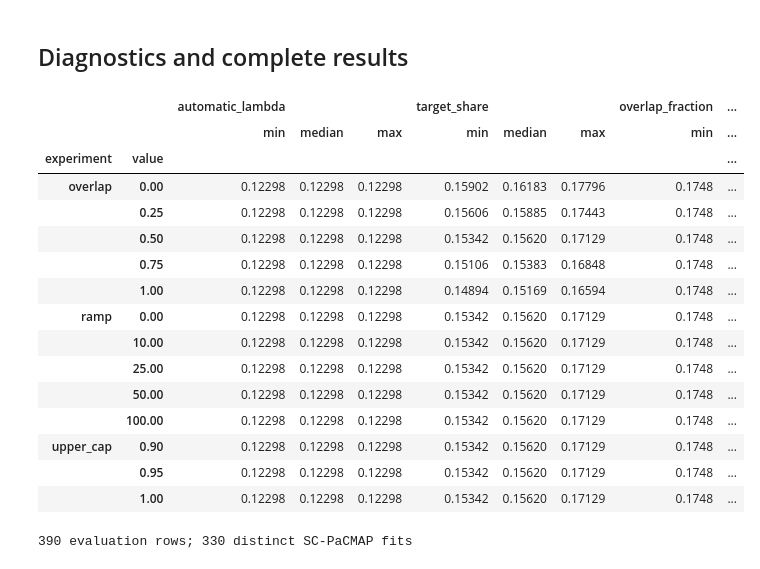
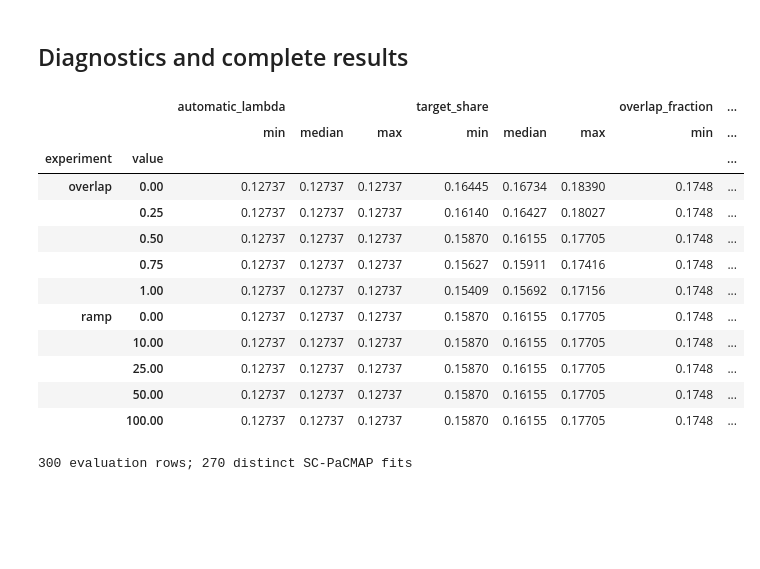
Before and after one commit to Weihong312/SC-PACMAP, a Jupyter notebook: sc-pacmap-reproducibility/notebooks/sensitivity test/03_synthetic_sc_pacmap_sensitivity.ipynb, the cells around one changed output. Cells and saved outputs as stored; diff of their text form; code cells hidden in the pictures; blank space fills up the shorter version.

```diff
--- a/sc-pacmap-reproducibility/notebooks/sensitivity test/03_synthetic_sc_pacmap_sensitivity.ipynb
+++ b/sc-pacmap-reproducibility/notebooks/sensitivity test/03_synthetic_sc_pacmap_sensitivity.ipynb
@@ -125,25 +124,24 @@ def evaluate_embedding(embedding, k):
             'spatial': 100 * (1 - mean_entropy / np.log(k)),
             'multivariate': 100 * (1 - within_ss / tss)}
 
-# Shared baseline (f=0.5, cap=0.95) is computed once per seed and reused.
+# Shared baseline (f=0.5, ramp=25) is computed once per seed and reused.
 # Cache contains metrics only; rerun this cell after changing data or settings.
 run_cache = {}
 
 def run_experiment(experiment, values):
-    if experiment not in {'overlap', 'upper_cap', 'ramp'}:
+    if experiment not in {'overlap', 'ramp'}:
         raise ValueError(f'Unknown experiment: {experiment}')
     rows = []
     for seed in SEEDS:
         for value in values:
             f = float(value) if experiment == 'overlap' else 0.5
-            cap = float(value) if experiment == 'upper_cap' else 0.95
             ramp = int(value) if experiment == 'ramp' else 25
-            key = (seed, f, cap, ramp)
+            key = (seed, f, ramp)
             if key not in run_cache:
                 with threadpool_limits(limits=1):
                     result, diag = run_sc_pacmap(
                         features, coords, PaCMAPSettings(random_state=seed, **settings_base),
-                        config=SCPaCMAPConfig(overlap_sc_factor=f, max_target_share=cap,
+                        config=SCPaCMAPConfig(overlap_sc_factor=f,
                                              phase3_ramp_iterations=ramp))
                     run_cache[key] = [dict(K=k, **evaluate_embedding(result.embedding, k),
                                            automatic_lambda=diag.spatial_strength_lambda,
@@ -151,7 +149,7 @@ def run_experiment(experiment, values):
                                            overlap_fraction=diag.overlap_fraction)
                                       for k in K_VALUES]
             rows.extend(dict(experiment=experiment, value=float(value), seed=seed,
-                             overlap_sc_factor=f, max_target_share=cap,
+                             overlap_sc_factor=f,
                              phase3_ramp_iterations=ramp, **metrics)
                         for metrics in run_cache[key])
         print(f'{experiment}: completed seed {seed + 1}/{len(SEEDS)}', flush=True)
@@ -292,26 +258,23 @@ ramp: completed seed 30/30
 # %% [markdown]
 ## Diagnostics and complete results
 # %%
-sensitivity_results = pd.concat([overlap_results, cap_results, ramp_results], ignore_index=True)
+sensitivity_results = pd.concat([overlap_results, ramp_results], ignore_index=True)
 display(sensitivity_results.drop_duplicates(['experiment', 'value', 'seed'])
         .groupby(['experiment', 'value'])[['automatic_lambda', 'target_share', 'overlap_fraction']]
         .agg(['min', 'median', 'max']).round(5))
 print(f'{len(sensitivity_results)} evaluation rows; {len(run_cache)} distinct SC-PaCMAP fits')
 # %% [output]
 |  |  | automatic_lambda |  |  | target_share |  |  | overlap_fraction | ... |
 |  |  | min | median | max | min | median | max | min | ... |
 | experiment | value |  |  |  |  |  |  |  | ... |
-| overlap | 0.00 | 0.12298 | 0.12298 | 0.12298 | 0.15902 | 0.16183 | 0.17796 | 0.1748 | ... |
-|  | 0.25 | 0.12298 | 0.12298 | 0.12298 | 0.15606 | 0.15885 | 0.17443 | 0.1748 | ... |
-|  | 0.50 | 0.12298 | 0.12298 | 0.12298 | 0.15342 | 0.15620 | 0.17129 | 0.1748 | ... |
-|  | 0.75 | 0.12298 | 0.12298 | 0.12298 | 0.15106 | 0.15383 | 0.16848 | 0.1748 | ... |
-|  | 1.00 | 0.12298 | 0.12298 | 0.12298 | 0.14894 | 0.15169 | 0.16594 | 0.1748 | ... |
-| ramp | 0.00 | 0.12298 | 0.12298 | 0.12298 | 0.15342 | 0.15620 | 0.17129 | 0.1748 | ... |
-|  | 10.00 | 0.12298 | 0.12298 | 0.12298 | 0.15342 | 0.15620 | 0.17129 | 0.1748 | ... |
-|  | 25.00 | 0.12298 | 0.12298 | 0.12298 | 0.15342 | 0.15620 | 0.17129 | 0.1748 | ... |
-|  | 50.00 | 0.12298 | 0.12298 | 0.12298 | 0.15342 | 0.15620 | 0.17129 | 0.1748 | ... |
-|  | 100.00 | 0.12298 | 0.12298 | 0.12298 | 0.15342 | 0.15620 | 0.17129 | 0.1748 | ... |
-| upper_cap | 0.90 | 0.12298 | 0.12298 | 0.12298 | 0.15342 | 0.15620 | 0.17129 | 0.1748 | ... |
-|  | 0.95 | 0.12298 | 0.12298 | 0.12298 | 0.15342 | 0.15620 | 0.17129 | 0.1748 | ... |
-|  | 1.00 | 0.12298 | 0.12298 | 0.12298 | 0.15342 | 0.15620 | 0.17129 | 0.1748 | ... |
+| overlap | 0.00 | 0.12737 | 0.12737 | 0.12737 | 0.16445 | 0.16734 | 0.18390 | 0.1748 | ... |
+|  | 0.25 | 0.12737 | 0.12737 | 0.12737 | 0.16140 | 0.16427 | 0.18027 | 0.1748 | ... |
+|  | 0.50 | 0.12737 | 0.12737 | 0.12737 | 0.15870 | 0.16155 | 0.17705 | 0.1748 | ... |
+|  | 0.75 | 0.12737 | 0.12737 | 0.12737 | 0.15627 | 0.15911 | 0.17416 | 0.1748 | ... |
+|  | 1.00 | 0.12737 | 0.12737 | 0.12737 | 0.15409 | 0.15692 | 0.17156 | 0.1748 | ... |
+| ramp | 0.00 | 0.12737 | 0.12737 | 0.12737 | 0.15870 | 0.16155 | 0.17705 | 0.1748 | ... |
+|  | 10.00 | 0.12737 | 0.12737 | 0.12737 | 0.15870 | 0.16155 | 0.17705 | 0.1748 | ... |
+|  | 25.00 | 0.12737 | 0.12737 | 0.12737 | 0.15870 | 0.16155 | 0.17705 | 0.1748 | ... |
+|  | 50.00 | 0.12737 | 0.12737 | 0.12737 | 0.15870 | 0.16155 | 0.17705 | 0.1748 | ... |
+|  | 100.00 | 0.12737 | 0.12737 | 0.12737 | 0.15870 | 0.16155 | 0.17705 | 0.1748 | ... |
-390 evaluation rows; 330 distinct SC-PaCMAP fits
+300 evaluation rows; 270 distinct SC-PaCMAP fits
```
Also changed, not shown: parts of 8 cells of this notebook, 15 other files.
